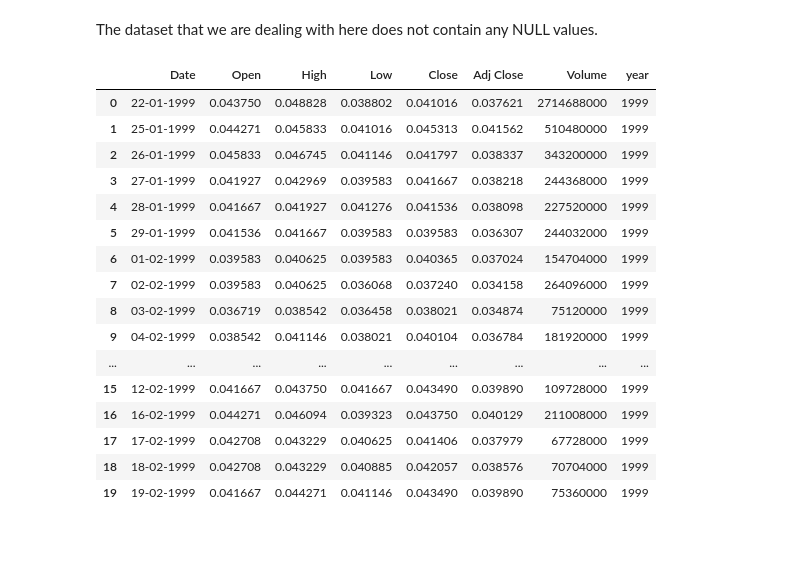
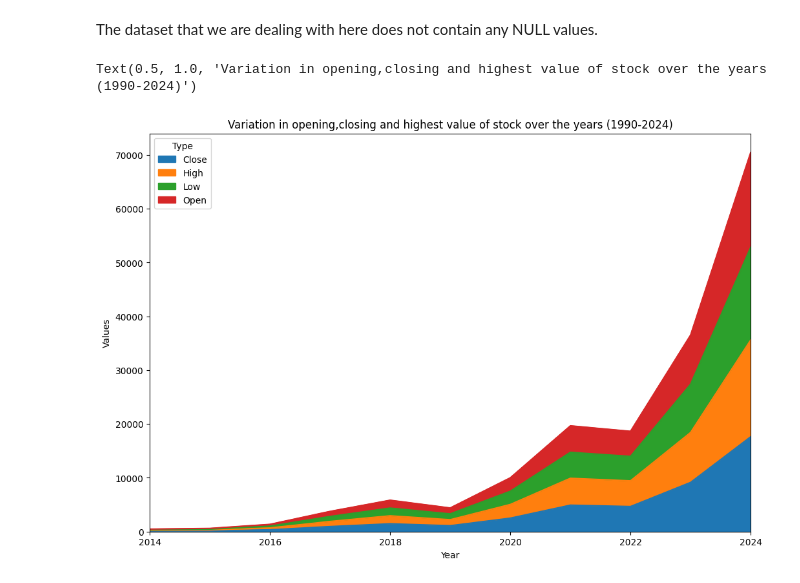
Before and after one commit to Ash-Y-28/NVIDIA, a Jupyter notebook: New.ipynb, the cells around one changed output. Cells and saved outputs as stored; diff of their text form; code cells hidden in the pictures; blank space fills up the shorter version.

Commit message:
Visualizations using Area Plot and Stacked Bar Plot

```diff
--- a/New.ipynb
+++ b/New.ipynb
@@ -33,25 +35,29 @@ for i in df.columns:
         pass
 # %% [markdown]
 The dataset that we are dealing with here does not contain any NULL values.
-# %%
-df['year'] = pd.to_datetime(df['Date'], format='%d-%m-%Y').dt.year
-
-# Added a new coloumn here that takes only the year into consideration.
-# %% [output]
-|  | Date | Open | High | Low | Close | Adj Close | Volume | year |
-| 0 | 22-01-1999 | 0.043750 | 0.048828 | 0.038802 | 0.041016 | 0.037621 | 2714688000 | 1999 |
-| 1 | 25-01-1999 | 0.044271 | 0.045833 | 0.041016 | 0.045313 | 0.041562 | 510480000 | 1999 |
-| 2 | 26-01-1999 | 0.045833 | 0.046745 | 0.041146 | 0.041797 | 0.038337 | 343200000 | 1999 |
-| 3 | 27-01-1999 | 0.041927 | 0.042969 | 0.039583 | 0.041667 | 0.038218 | 244368000 | 1999 |
-| 4 | 28-01-1999 | 0.041667 | 0.041927 | 0.041276 | 0.041536 | 0.038098 | 227520000 | 1999 |
-| 5 | 29-01-1999 | 0.041536 | 0.041667 | 0.039583 | 0.039583 | 0.036307 | 244032000 | 1999 |
-| 6 | 01-02-1999 | 0.039583 | 0.040625 | 0.039583 | 0.040365 | 0.037024 | 154704000 | 1999 |
-| 7 | 02-02-1999 | 0.039583 | 0.040625 | 0.036068 | 0.037240 | 0.034158 | 264096000 | 1999 |
-| 8 | 03-02-1999 | 0.036719 | 0.038542 | 0.036458 | 0.038021 | 0.034874 | 75120000 | 1999 |
-| 9 | 04-02-1999 | 0.038542 | 0.041146 | 0.038021 | 0.040104 | 0.036784 | 181920000 | 1999 |
-| ... | ... | ... | ... | ... | ... | ... | ... | ... |
-| 15 | 12-02-1999 | 0.041667 | 0.043750 | 0.041667 | 0.043490 | 0.039890 | 109728000 | 1999 |
-| 16 | 16-02-1999 | 0.044271 | 0.046094 | 0.039323 | 0.043750 | 0.040129 | 211008000 | 1999 |
-| 17 | 17-02-1999 | 0.042708 | 0.043229 | 0.040625 | 0.041406 | 0.037979 | 67728000 | 1999 |
-| 18 | 18-02-1999 | 0.042708 | 0.043229 | 0.040885 | 0.042057 | 0.038576 | 70704000 | 1999 |
-| 19 | 19-02-1999 | 0.041667 | 0.044271 | 0.041146 | 0.043490 | 0.039890 | 75360000 | 1999 |
+# %%
+df['year'] = pd.to_datetime(df['Date'], format='%d-%m-%Y').dt.year
+
+df_yearly = df.groupby('year').agg({
+    'Open': 'sum',
+    'High': 'sum',
+    'Low': 'sum',
+    'Close': 'sum',
+    'Adj Close': 'sum'
+}).reset_index()
+
+#Melting the dataframe in order to get a simpler view of the dataframe.
+
+
+df_melted = df_yearly.melt(id_vars=['year'], value_vars=['Open','High','Low','Close'],
+                           var_name='Type', value_name='Value')
+df_pivot = df_melted.pivot_table(index='year', columns='Type', values='Value')
+df_pivot.plot.area(figsize=(12, 8))
+plt.xlim(2014,2024)
+
+plt.ylabel('Values')
+plt.xlabel('Year')
+plt.title('Variation in opening,closing and highest value of stock over the years (1990-2024)')
+# %% [output]
+Text(0.5, 1.0, 'Variation in opening,closing and highest value of stock over the years (1990-2024)')
+[figure, added]
```
Also changed, not shown: parts of 2 cells of this notebook.
